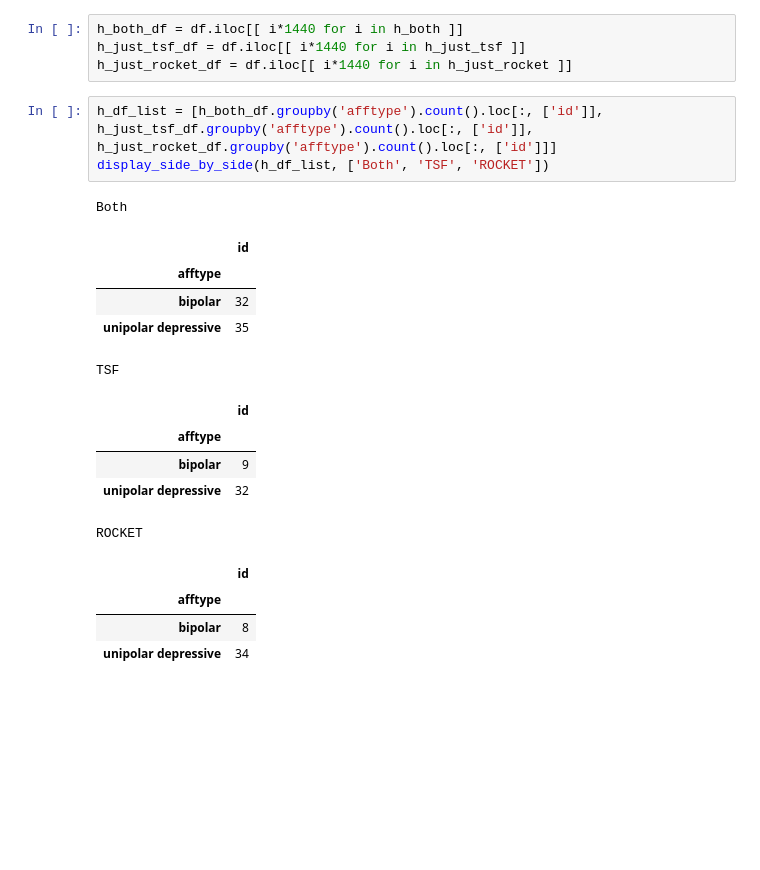
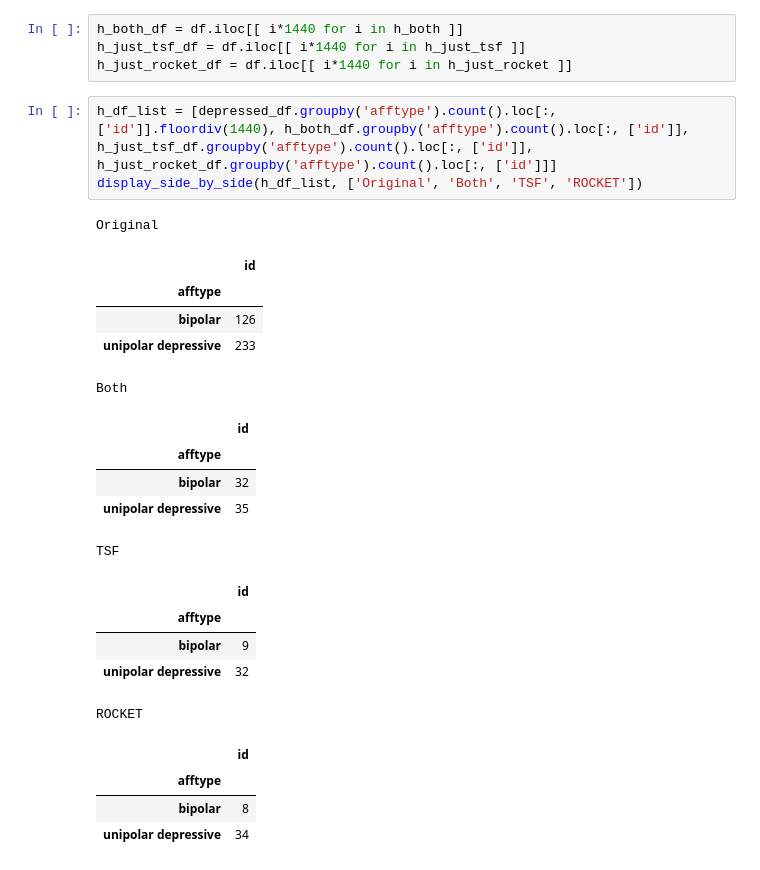
Before and after one commit to GuiFigueired0/Trabalho-Final---INF420, a Jupyter notebook: Classification.ipynb, the cells around one changed output. Cells and saved outputs as stored; diff of their text form; blank space fills up the shorter version.

```diff
--- a/Classification.ipynb
+++ b/Classification.ipynb
@@ -348,21 +381,26 @@ h_both_df = df.iloc[[ i*1440 for i in h_both ]]
 h_just_tsf_df = df.iloc[[ i*1440 for i in h_just_tsf ]]
 h_just_rocket_df = df.iloc[[ i*1440 for i in h_just_rocket ]]
 # %%
-h_df_list = [h_both_df.groupby('afftype').count().loc[:, ['id']], h_just_tsf_df.groupby('afftype').count().loc[:, ['id']], h_just_rocket_df.groupby('afftype').count().loc[:, ['id']]]
-display_side_by_side(h_df_list, ['Both', 'TSF', 'ROCKET'])
+h_df_list = [depressed_df.groupby('afftype').count().loc[:, ['id']].floordiv(1440), h_both_df.groupby('afftype').count().loc[:, ['id']], h_just_tsf_df.groupby('afftype').count().loc[:, ['id']], h_just_rocket_df.groupby('afftype').count().loc[:, ['id']]]
+display_side_by_side(h_df_list, ['Original', 'Both', 'TSF', 'ROCKET'])
 # %% [output]
-Both
+Original
 |  | id |
 | afftype |  |
-| bipolar | 32 |
-| unipolar depressive | 35 |
+| bipolar | 126 |
+| unipolar depressive | 233 |
-TSF
+Both
 |  | id |
 | afftype |  |
-| bipolar | 9 |
-| unipolar depressive | 32 |
+| bipolar | 32 |
+| unipolar depressive | 35 |
-ROCKET
+TSF
 |  | id |
 | afftype |  |
-| bipolar | 8 |
-| unipolar depressive | 34 |
+| bipolar | 9 |
+| unipolar depressive | 32 |
+ROCKET
+|  | id |
+| afftype |  |
+| bipolar | 8 |
+| unipolar depressive | 34 |
```
Also changed, not shown: parts of 6 cells of this notebook.
